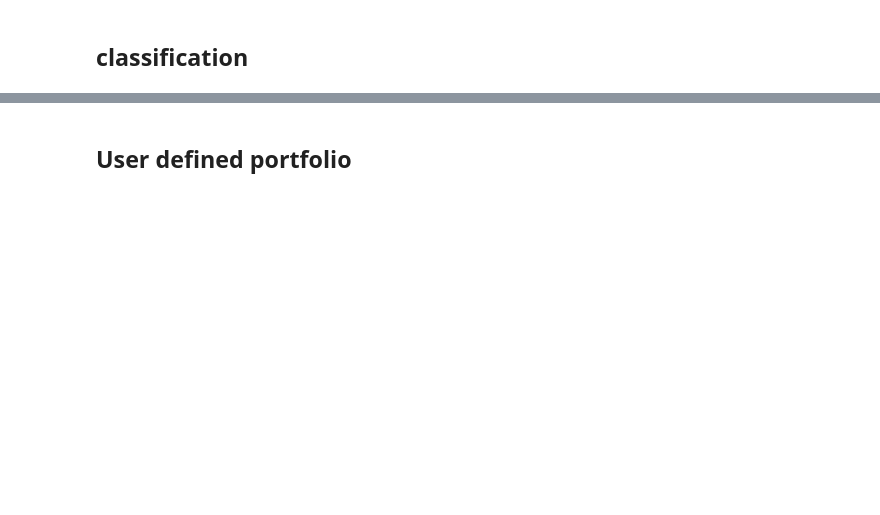
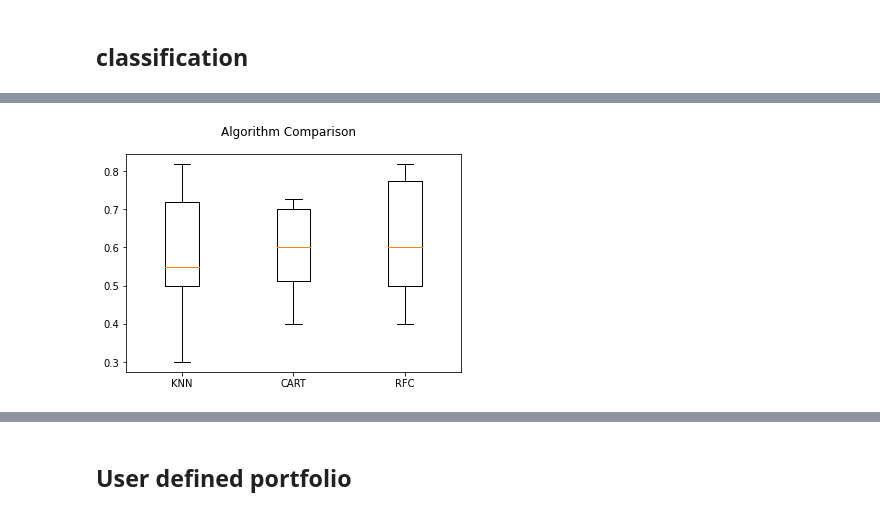
Before and after one commit to njanrepo/MLEProject, a Jupyter notebook: task.ipynb, the cells around one changed output, grey strips where cells are left out. Cells and saved outputs as stored; diff of their text form; code cells hidden in the pictures; blank space fills up the shorter version.

```diff
--- a/task.ipynb
+++ b/task.ipynb
@@ -270,0 +292,74 @@ Downloading 6 months historical data for stock..
+# %%
+data = yf.download('AAPL', period='6mo', progress=False, )
+data = data.dropna(how='all', axis=0)
+price = data.Close
+X, y = cl_make_X_and_Y(list(price), 6, 2)
+dfr = pd.DataFrame({'actual': X, 'predicted': y})
+train, test= train_test_split(dfr,test_size=0.15 , shuffle=False,random_state = 0)
+X_train = train['actual'].to_list()
+y_train = train['predicted'].to_list()
+X_test = train['actual'].to_list()
+y_test = train['predicted'].to_list()
+# %%
+#Model Compare
+# Compare Algorithms
+from sklearn.metrics import roc_auc_score
+from time import time
+from sklearn.metrics import explained_variance_score,mean_absolute_error,r2_score
+from sklearn.metrics import classification_report
+from pandas import read_csv
+from matplotlib import pyplot
+from sklearn.model_selection import KFold
+from sklearn.model_selection import cross_val_score
+from sklearn.linear_model import LogisticRegression
+from sklearn.tree import DecisionTreeClassifier
+from sklearn.neighbors import KNeighborsClassifier
+from sklearn.discriminant_analysis import LinearDiscriminantAnalysis
+from sklearn.naive_bayes import GaussianNB
+from sklearn.ensemble import RandomForestClassifier
+
+from sklearn.svm import SVC
+models = []
+#models.append(('LR', LogisticRegression(solver='liblinear')))
+#models.append(('LDA', LinearDiscriminantAnalysis()))
+models.append(('KNN', KNeighborsClassifier()))
+models.append(('CART', DecisionTreeClassifier()))
+#models.append(('NB', GaussianNB()))
+models.append(('RFC', RandomForestClassifier()))
+#models.append(('SVM', SVC(gamma='auto')))
+# evaluate each model in turn
+results = []
+names = []
+scoring = 'accuracy'
+for name, model in models:
+    start = time()
+    kfold = KFold(n_splits=10, random_state=7, shuffle=True)
+    model.fit(X_train, y_train)
+    train_time = time() - start
+    cv_results = cross_val_score(model, X_train, y_train, cv=kfold, scoring=scoring)
+    predict_time = time()-start
+    results.append(cv_results)
+    names.append(name)
+    msg = "%s: %f (%f)" % (name, cv_results.mean(), cv_results.std())
+    y_pred = model.predict_proba(X_train)[:, 1]
+    auc = roc_auc_score(y_train, y_pred)
+    print(msg)
+    print("Score for each of the 10 K-fold tests: ",cv_results)
+    print(model)
+    print("\tTraining time: %0.3fs" % train_time)
+    print("\tPrediction time: %0.3fs" % predict_time)
+    print("\tAUC: %0.3fs" % auc)
+    #y_pred = model.predict(X_test)
+    #print("\tExplained variance:", explained_variance_score(y_test, y_pred))
+    print()
+
+
+
+# boxplot algorithm comparison
+fig = pyplot.figure()
+fig.suptitle('Algorithm Comparison')
+ax = fig.add_subplot(111)
+pyplot.boxplot(results)
+ax.set_xticklabels(names)
+pyplot.show()
+# %% [output]
@@ -270,0 +383 @@ Downloading 6 months historical data for stock..
+[figure, added]
```
Also changed, not shown: parts of 20 cells of this notebook.
